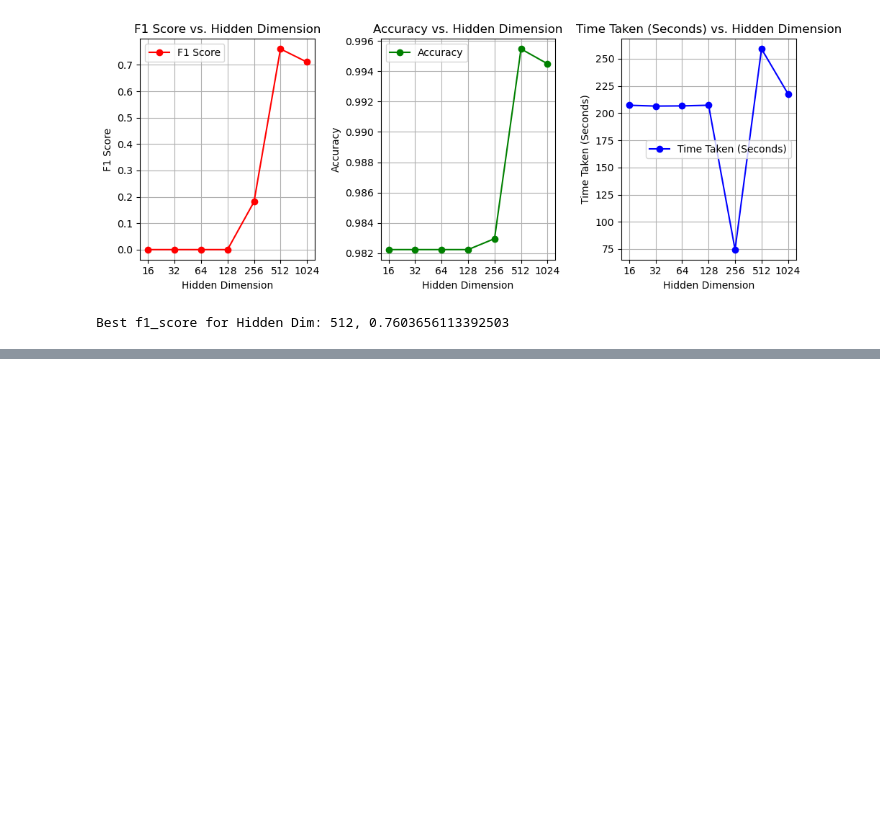
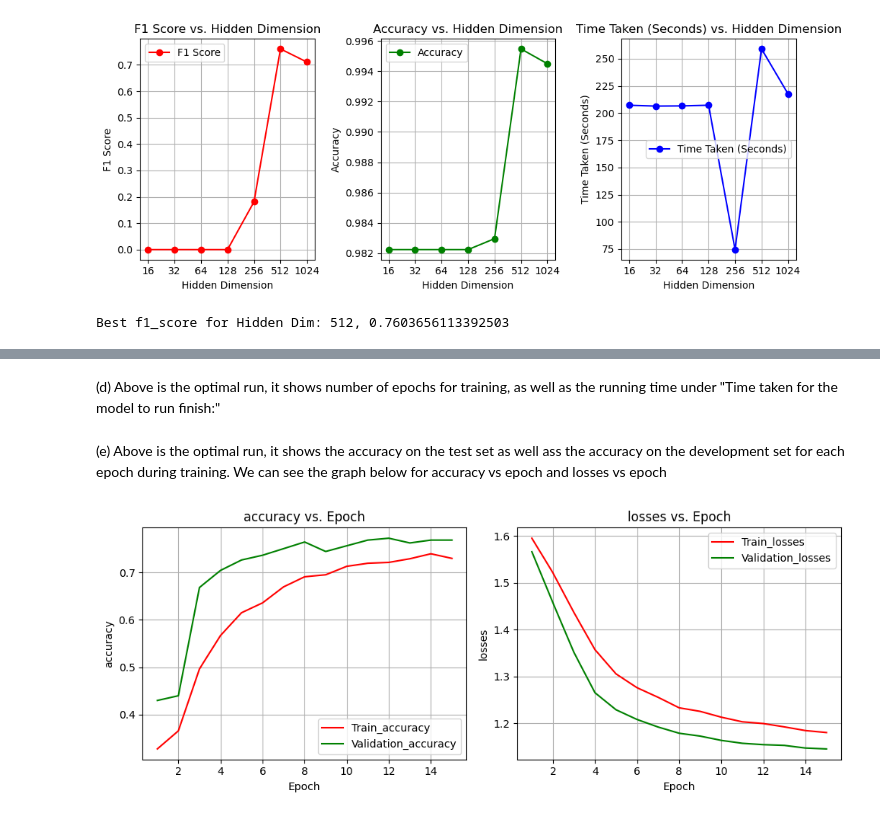
Before and after one commit to jordanlianhs/SC4002-Natural-Language-Processing, a Jupyter notebook: CZ4045 Submission file.ipynb, the cells around one changed output, grey strips where cells are left out. Drawn from its saved outputs; the diff is of its cells as text; code cells hidden in the pictures; blank space fills up the shorter version.

```diff
--- a/CZ4045 Submission file.ipynb
+++ b/CZ4045 Submission file.ipynb
@@ -1414,0 +1572,2 @@ Best f1_score for Hidden Dim: 512, 0.7603656113392503
+# %%
+pretrained_embeddings = torch.FloatTensor(np.append(w2v.vectors, [np.zeros((300,))], axis=0))
@@ -1414,0 +1955,23 @@ Best f1_score for Hidden Dim: 512, 0.7603656113392503
+# %%
+# # TO FIND OPTIMAL PARAMETERS
+batch_size = 128
+hidden_dim = 256
+embedding_dim = w2v.vector_size
+early_stopper = EarlyStopper(patience=3)
+device = get_device()
+epoch = 50
+learning_rate = 0.001
+dropout_prob = 0.2
+mode = "mean"
+
+# Getting list of labels
+labels_list = train_df['label-coarse'].value_counts().index.tolist()
+print(labels_list)
+labels_dict = {label: i for i, label in enumerate(labels_list)}
+labels_dict_inverse = {i: label for i, label in enumerate(labels_list)}
+print(labels_dict)
+num_labels = len(labels_list)
+print("Length of num_labels: ", num_labels)
+
+train_data_loader, validation_data_loader = get_training_data(batch_size, w2v, train_df, validation_df)
+test_data_loader = get_test_data(batch_size, w2v, random_seed=random_seed)
@@ -1414,0 +1983,13 @@ Best f1_score for Hidden Dim: 512, 0.7603656113392503
+# %%
+model = get_model(embedding_dim, hidden_dim, num_labels,
+                  pretrained_embeddings, dropout_prob=dropout_prob)
+
+# Train the model
+train_accuracies, validation_accuracies, train_losses, validation_losses, time_taken = train_model(
+    model=model, train_data_loader=train_data_loader, validation_data_loader=validation_data_loader,
+    mode=mode, device=device, epochs=epoch, random_initial_state=False, learning_rate=learning_rate,
+    early_stopper=early_stopper, debug=True)
+
+# Obtain the accuracy of the model using test set
+_, _, test_accuracy = test_model(
+    model=model, test_data_loader=test_data_loader, mode=mode, device=device)
@@ -1414,0 +2010,8 @@ Best f1_score for Hidden Dim: 512, 0.7603656113392503
+# %% [markdown]
+(d) Above is the optimal run, it shows number of epochs for training, as well as the running time under "Time taken for the model to run finish:"
+# %% [markdown]
+(e) Above is the optimal run, it shows the accuracy on the test set as well ass the accuracy on the development set for each epoch during training. We can see the graph below for accuracy vs epoch and losses vs epoch
+# %%
+plot_findings(len(train_accuracies), [[train_accuracies, validation_accuracies], [train_losses, validation_losses]], "Epoch", isoptimal=True)
+# %% [output]
+[figure, added]
```
Also changed, not shown: parts of 59 cells of this notebook.
